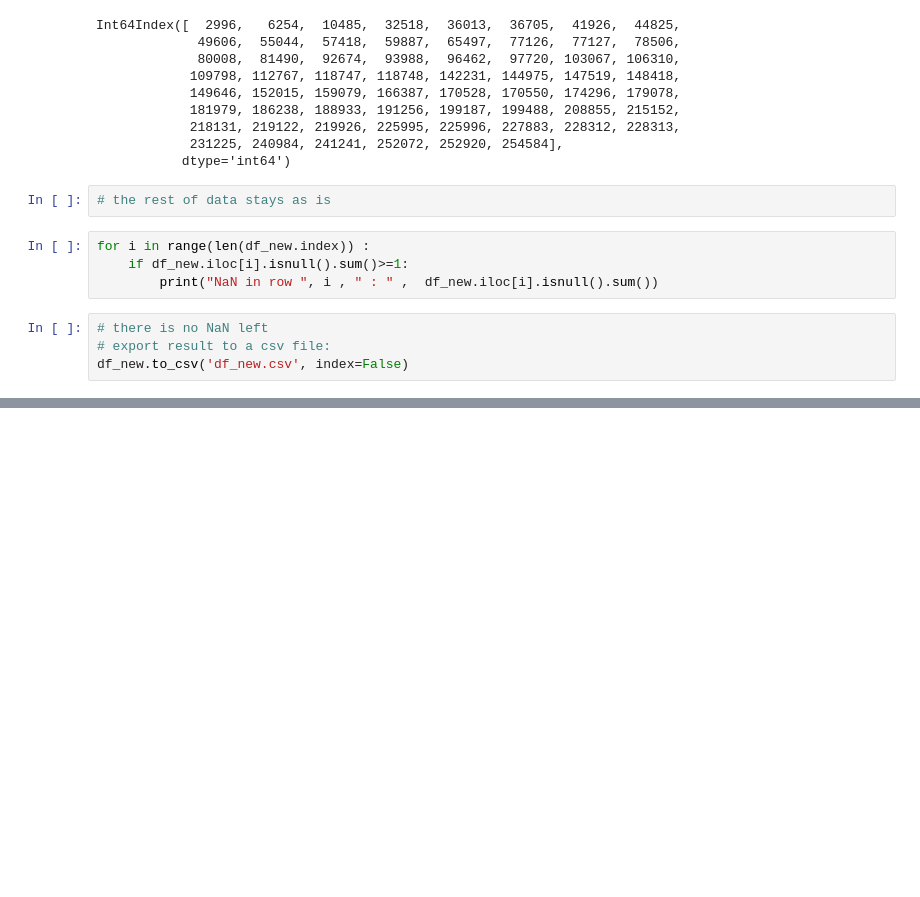
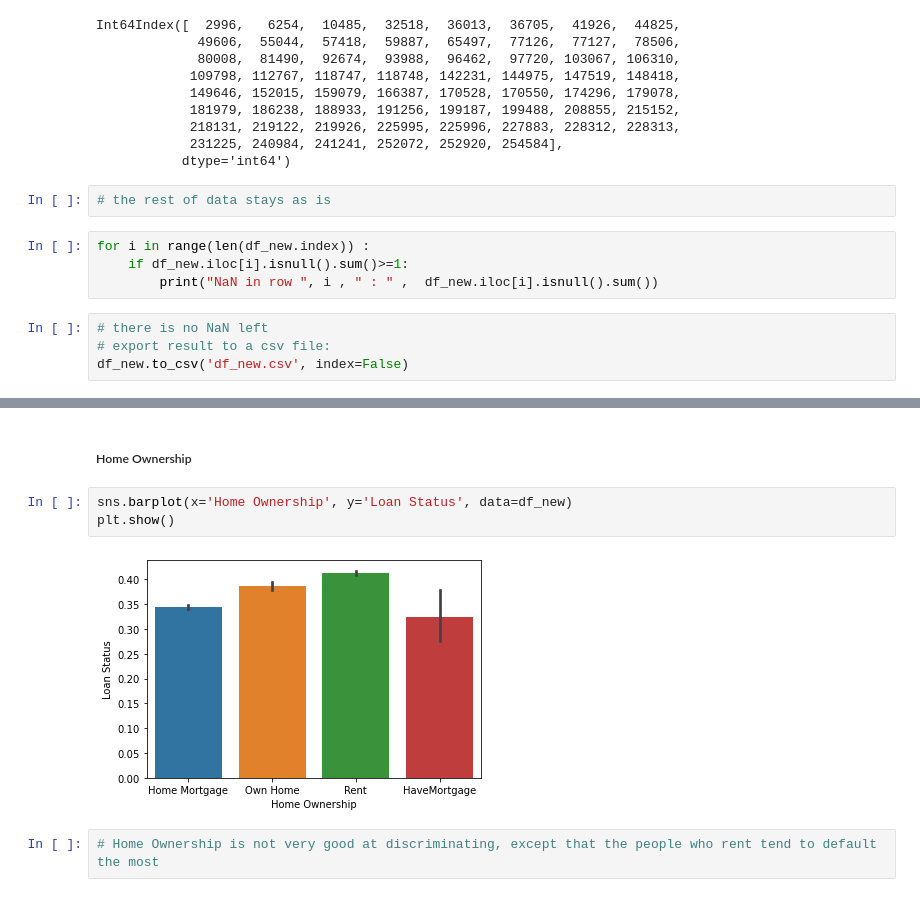
Before and after one commit to katya-stanzy/LoanDataShowcase, a Jupyter notebook: 1. Data Ingestion, Exploration and Cleaning.ipynb, the cells around one changed output, grey strips where cells are left out. Saved outputs shown, nothing was run; the diff lists cells and outputs as text; blank space fills up the shorter version.

```diff
--- a/1. Data Ingestion, Exploration and Cleaning.ipynb
+++ b/1. Data Ingestion, Exploration and Cleaning.ipynb
@@ -307,0 +338,9 @@ df_new.to_csv('df_new.csv', index=False)
+# %% [markdown]
+##### Home Ownership
+# %%
+sns.barplot(x='Home Ownership', y='Loan Status', data=df_new)
+plt.show()
+# %% [output]
+[figure, added]
+# %%
+# Home Ownership is not very good at discriminating, except that the people who rent tend to default the most
```
Also changed, not shown: parts of 26 cells of this notebook, 1 other file.
